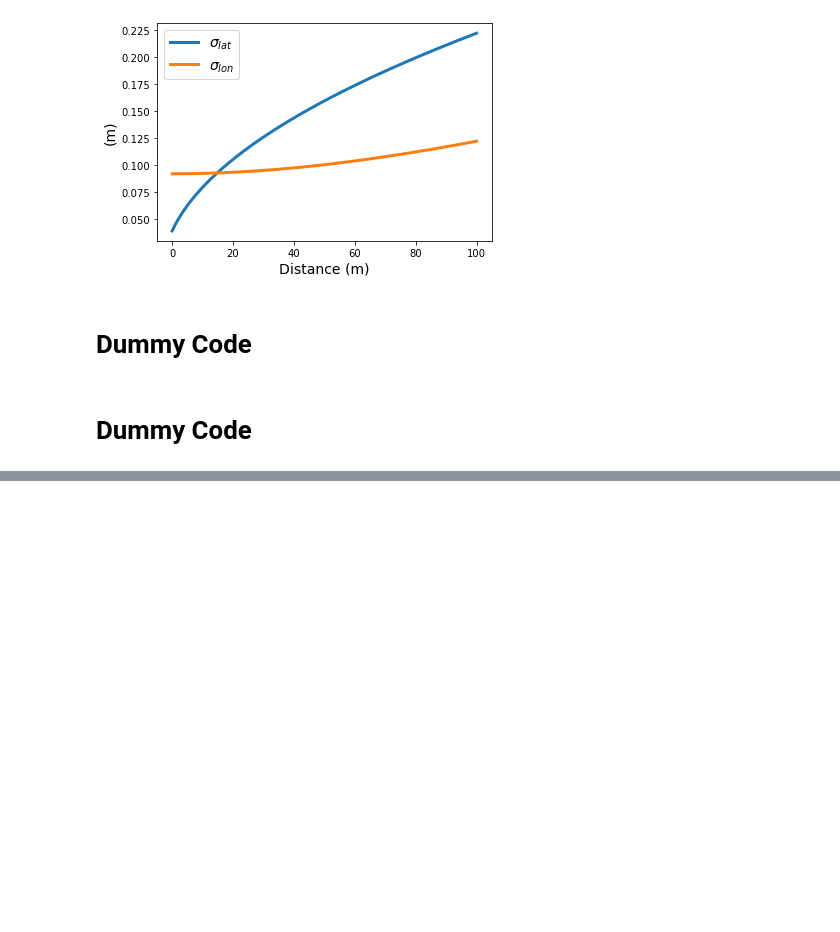
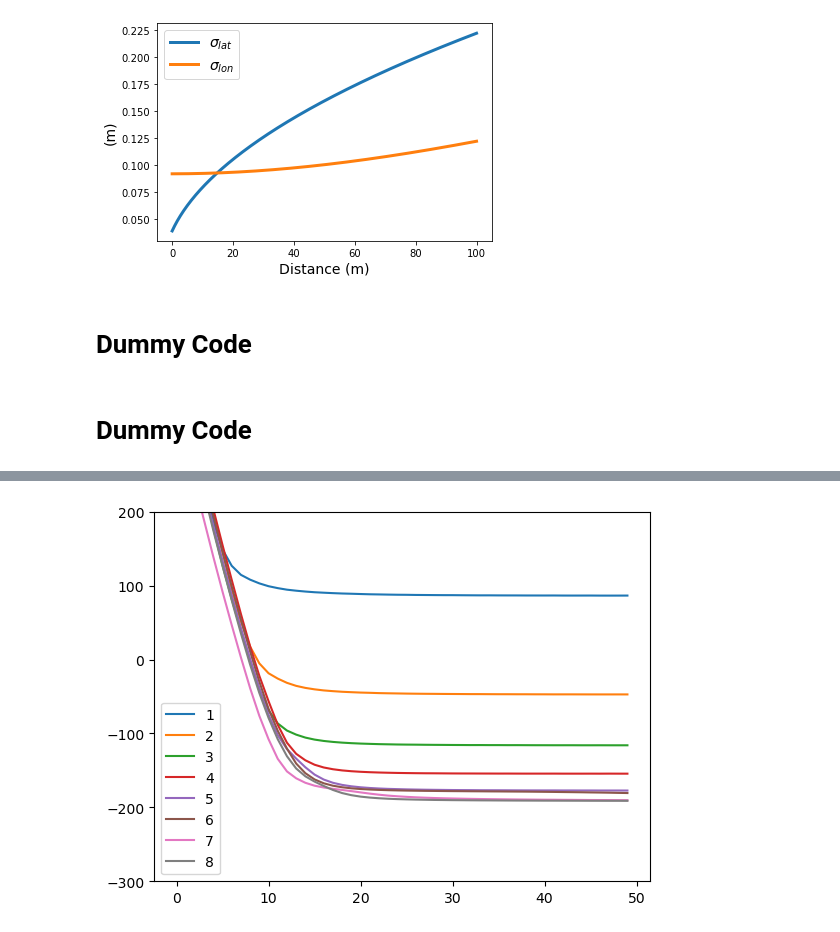
Before and after one commit to YueYao-bot/Waymo_Motion_Analyse, a Jupyter notebook: agt_traj_analyse.ipynb, the cells around one changed output, grey strips where cells are left out. Drawn from its saved outputs; the diff is of its cells as text; code cells hidden in the pictures; blank space fills up the shorter version.

```diff
--- a/agt_traj_analyse.ipynb
+++ b/agt_traj_analyse.ipynb
@@ -29,7 +44,7 @@ tfp.__version__, tf.__version__
 # %%
 BATCH_SIZE = 1024
 num_points_in_one_traj = 51
-object_type = 'vehicle' #
+object_type = 'cyclist' #
 # %%
 if object_type == 'vehicle':
     with open('data/' + object_type + '/agt_trajs_' + str(num_points_in_one_traj) + '_json/agt_trajs_select_non_outlier_indicies.json', "r") as read_file:
@@ -368,9 +392,9 @@ with open('logs/gradient_tape/agt_xy_polar_plus_const_' + str(num_points_in_one_
 # %% [markdown]
 # Dummy Code
 # %%
-BATCH_SIZE = 1024
+BATCH_SIZE = 256
 num_points_in_one_traj = 51
-object_type = 'vehicle' #
+object_type = 'cyclist' #
 # %%
 if object_type == 'vehicle':
     with open('data/' + object_type + '/agt_trajs_' + str(num_points_in_one_traj) + '_json/agt_trajs_select_non_outlier_indicies.json', "r") as read_file:
@@ -572,0 +625,5 @@ NameError: name 'gc' is not defined
+# %%
+fig,ax = utils.plot_losses(losses, degrees = degrees, y_lim=[-300, 200])
+fig.savefig('agt_polar_' + str(num_points_in_one_traj) + '.svg')
+# %% [output]
+[figure, added]
```
Also changed, not shown: parts of 9 cells of this notebook, 1 other file.
